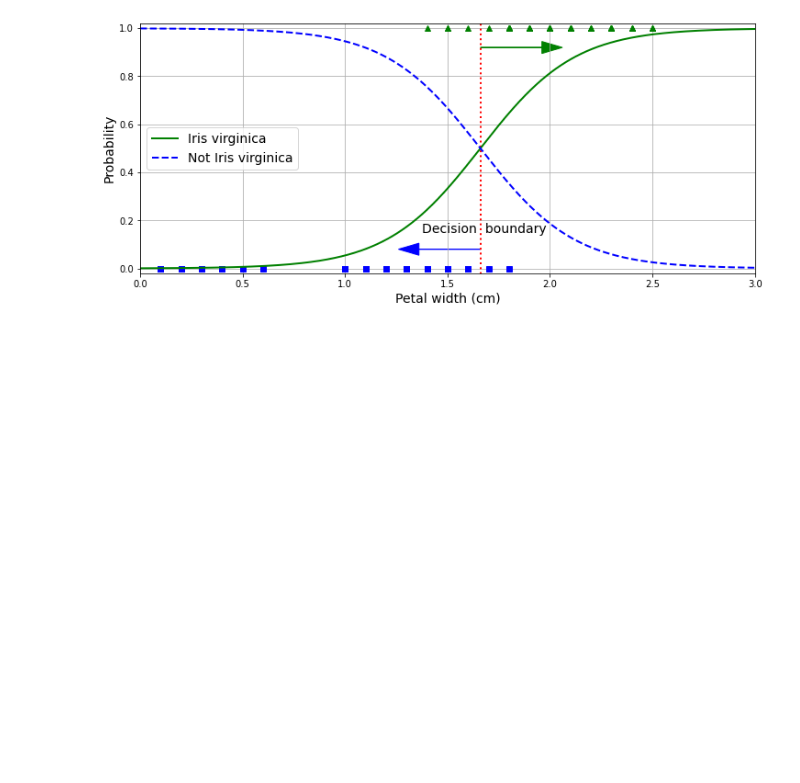
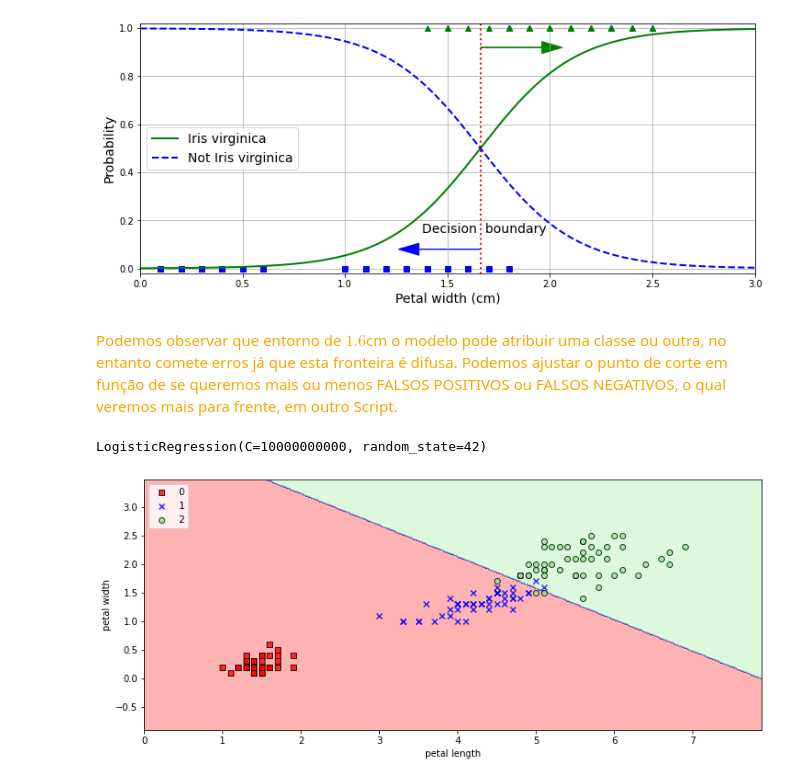
Before and after one commit to EddyGiusepe/Machine_Learning, a Jupyter notebook: 5_ML_Classification.ipynb, the cells around one changed output. Drawn from its saved outputs; the diff is of its cells as text; code cells hidden in the pictures; blank space fills up the shorter version.

```diff
--- a/5_ML_Classification.ipynb
+++ b/5_ML_Classification.ipynb
@@ -104,3 +104,13 @@ plt.grid(True)
 plt.show()
 # %% [output]
 [figure]
+# %% [markdown]
+<font color="orange">Podemos observar que entorno de $1.6$cm o modelo pode atribuir uma classe ou outra, no entanto comete erros já que esta fronteira é difusa. Podemos ajustar o punto de corte em função de se queremos mais ou menos FALSOS POSITIVOS ou FALSOS NEGATIVOS, o qual veremos mais para frente, em outro Script.</font>
+# %%
+X = iris["data"][:, (2, 3)]  # petal length, petal width
+y = (iris["target"] == 2).astype(np.int)
+
+log_reg = LogisticRegression(solver="lbfgs", C=10**10, random_state=42)
+log_reg.fit(X, y)
+# %% [output]
+LogisticRegression(C=10000000000, random_state=42)
@@ -106,0 +158,8 @@ plt.show()
+# %%
+plot_decision_regions(X, y, log_reg)
+plt.xlabel('petal length')
+plt.ylabel('petal width')
+plt.legend(loc='upper left')
+plt.show()
+# %% [output]
+[figure, added]
```
Also changed, not shown: parts of 9 cells of this notebook.
